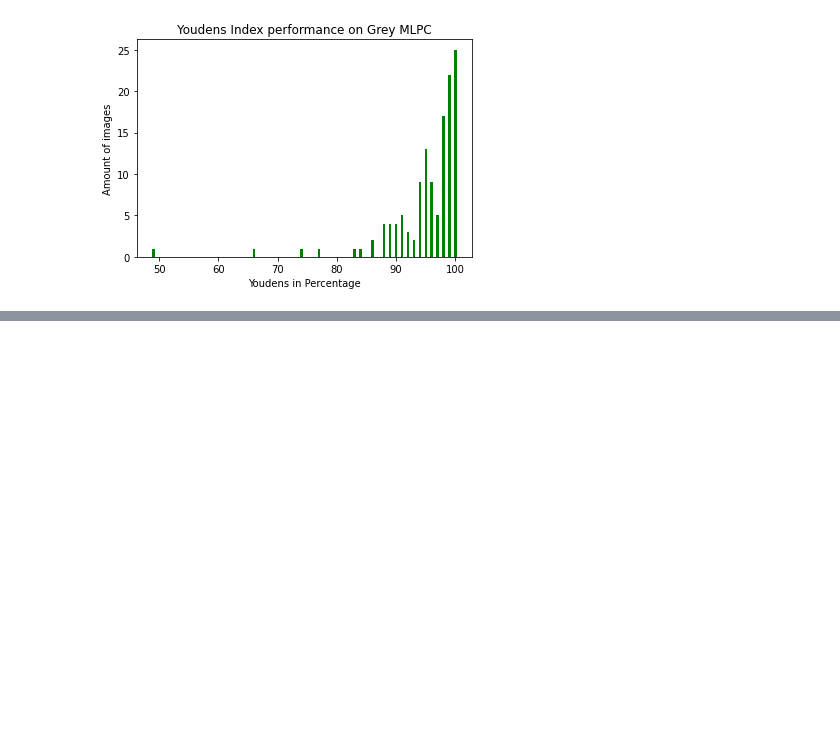
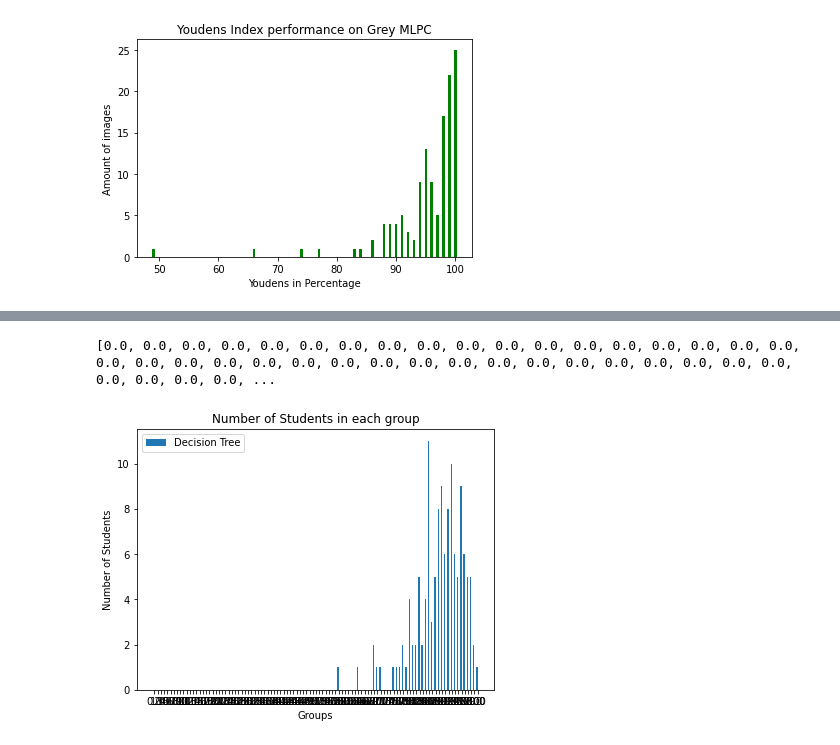
Before and after one commit to Jepp0103/AI_Exam, a Jupyter notebook: Notebooks/Findings Plots.ipynb, the cells around one changed output, grey strips where cells are left out. Saved outputs shown, nothing was run; the diff lists cells and outputs as text; code cells hidden in the pictures; blank space fills up the shorter version.

```diff
--- a/Notebooks/Findings Plots.ipynb
+++ b/Notebooks/Findings Plots.ipynb
@@ -135,0 +180,29 @@ plt.show()
+# %%
+labels = []
+
+for item in youdens_score:
+    if(item != 1.00):
+        labels.append(np.round(item*100, 2))
+    else:
+        labels.append(100)
+
+print(dec_tree_construct)
+
+X = labels
+YDT = dec_tree_construct
+#Zboys = [20,30,25,30]
+
+X_axis = np.arange(len(X))
+
+plt.bar(X_axis - 0.2, YDT, 0.4, label = 'Decision Tree')
+#plt.bar(X_axis + 0.2, Zboys, 0.4, label = 'Boys')
+
+plt.xticks(X_axis, X)
+plt.xlabel("Groups")
+plt.ylabel("Number of Students")
+plt.title("Number of Students in each group")
+plt.legend()
+plt.show()
+# %% [output]
+[0.0, 0.0, 0.0, 0.0, 0.0, 0.0, 0.0, 0.0, 0.0, 0.0, 0.0, 0.0, 0.0, 0.0, 0.0, 0.0, 0.0, 0.0, 0.0, 0.0, 0.0, 0.0, 0.0, 0.0, 0.0, 0.0, 0.0, 0.0, 0.0, 0.0, 0.0, 0.0, 0.0, 0.0, 0.0, 0.0, 0.0, 0.0, 0.0, 0.0, ...
+[figure, added]
```
Also changed, not shown: parts of 2 cells of this notebook.
